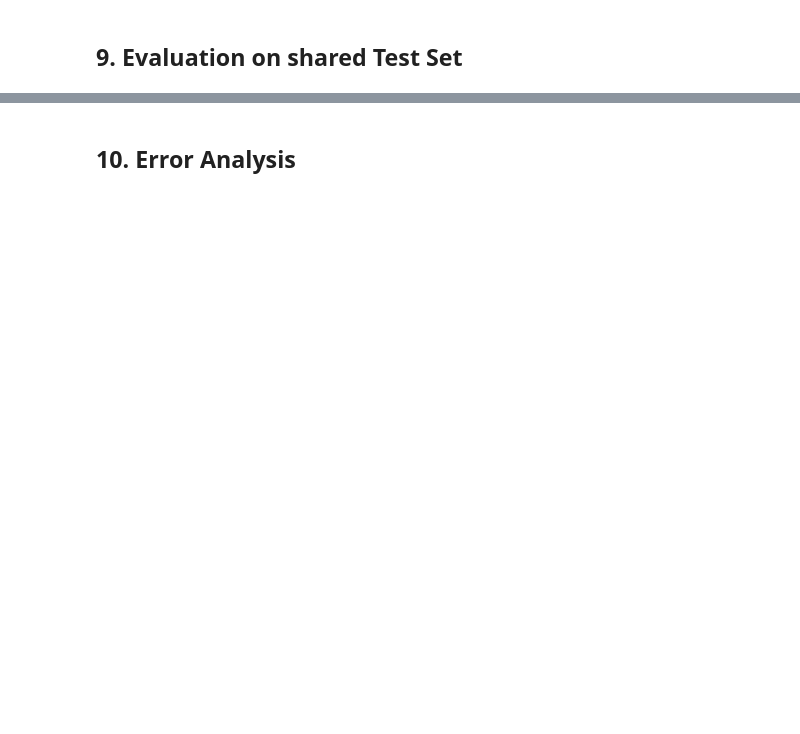
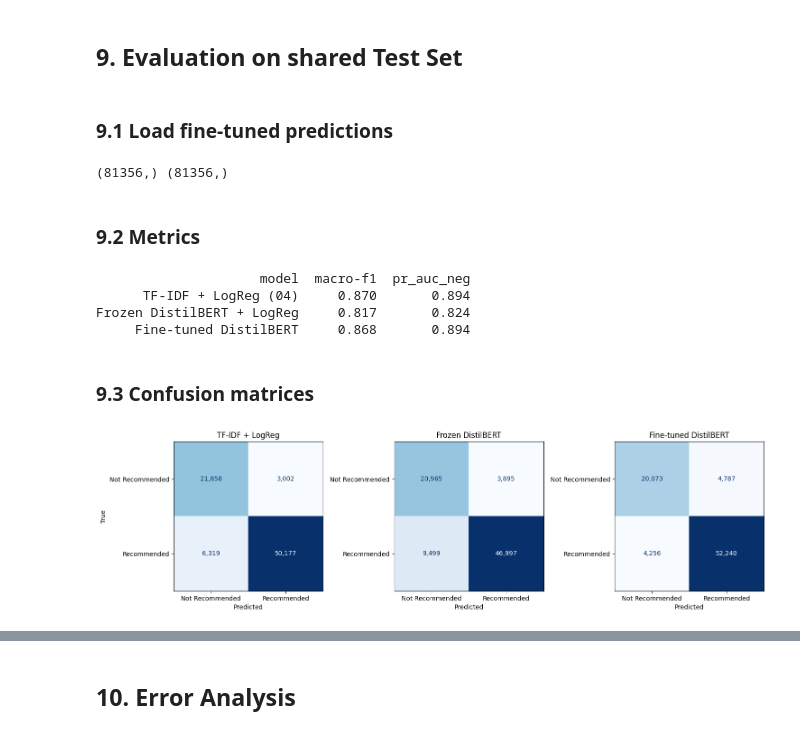
Before and after one commit to Adriana394/nlp-analysis-steam-reviews, a Jupyter notebook: notebooks/05_transformer_sentiment.ipynb, the cells around one changed output, grey strips where cells are left out. Cells and saved outputs as stored; diff of their text form; code cells hidden in the pictures; blank space fills up the shorter version.

Commit message:
Finish Notebook 5, BERTopic, fixes & README
Untrack models/ and notebook parquets (kept local via .gitignore).

Claude-Session: https://claude.ai/code/session_012kb949BHcZNNTtkEgJ9GT2

```diff
--- a/notebooks/05_transformer_sentiment.ipynb
+++ b/notebooks/05_transformer_sentiment.ipynb
@@ -215,0 +248,8 @@ def tokenize(batch):
+# %%
+from sklearn.model_selection import train_test_split
+
+train_sub, _ = train_test_split(
+    train, train_size = 25000, stratify = train['label'], random_state = RANDOM_STATE
+)
+
+print(train_sub['label'].value_counts(normalize = True).round(3))
@@ -217,0 +390,8 @@ def tokenize(batch):
+# %%
+y_pred_emb = clf_emb.predict(X_test_emb)
+y_proba_emb = clf_emb.predict_proba(X_test_emb)[:, 1]
+
+print('Frozen DistilBERT + LogReg')
+print(f'macro-F1:           {f1_score(y_test, y_pred_emb, average="macro"):.3f}')
+print(f'PR-AUC (neg class): {average_precision_score(1 - y_test, 1 - y_proba_emb):.3f}')
+print(classification_report(y_test, y_pred_emb, digits=3))
@@ -220,2 +480,60 @@ def tokenize(batch):
 # %% [markdown]
 ## 9. Evaluation on shared Test Set
+# %% [markdown]
+### 9.1 Load fine-tuned predictions
+# %%
+y_pred_bert  = np.load('../data/colab_data/y_pred_bert.npy')
+y_proba_bert = np.load('../data/colab_data/y_proba_bert.npy')
+
+print(y_pred_bert.shape, y_proba_bert.shape)
+# %% [output]
+(81356,) (81356,)
+# %% [markdown]
+### 9.2 Metrics
+# %%
+def scores(name, y_pred, y_proba):
+    return {
+        'model': name,
+        'macro-f1': f1_score(y_test, y_pred, average = 'macro'),
+        'pr_auc_neg': average_precision_score(1 - y_test, 1 - y_proba)
+    }
+
+results = pd.DataFrame([
+    scores('TF-IDF + LogReg (04)',      y_pred_baseline, y_proba_baseline),
+    scores('Frozen DistilBERT + LogReg', y_pred_emb,      y_proba_emb),
+    scores('Fine-tuned DistilBERT',      y_pred_bert,     y_proba_bert),
+])
+
+print(results.round(3).to_string(index = False))
+# %% [output]
+                     model  macro-f1  pr_auc_neg
+      TF-IDF + LogReg (04)     0.870       0.894
+Frozen DistilBERT + LogReg     0.817       0.824
+     Fine-tuned DistilBERT     0.868       0.894
+# %% [markdown]
+### 9.3 Confusion matrices
+# %%
+from sklearn.metrics import confusion_matrix, ConfusionMatrixDisplay
+
+models = [
+    ('TF-IDF + LogReg',        y_pred_baseline),
+    ('Frozen DistilBERT',      y_pred_emb),
+    ('Fine-tuned DistilBERT',  y_pred_bert),
+]
+
+labels = ['Not Recommended', 'Recommended']   # 0, 1
+
+fig, axes = plt.subplots(1, 3, figsize=(15, 4.5))
+
+for ax, (name, y_pred) in zip(axes, models):
+    cm = confusion_matrix(y_test, y_pred)
+    disp = ConfusionMatrixDisplay(cm, display_labels=labels)
+    disp.plot(ax=ax, cmap='Blues', colorbar=False, values_format=',d')
+    ax.set_title(name)
+    ax.set_xlabel('Predicted')
+    ax.set_ylabel('True' if ax is axes[0] else '')
+
+plt.tight_layout()
+plt.show()
+# %% [output]
+[figure, added]
```
Also changed, not shown: parts of 50 cells of this notebook, 22 other files.
